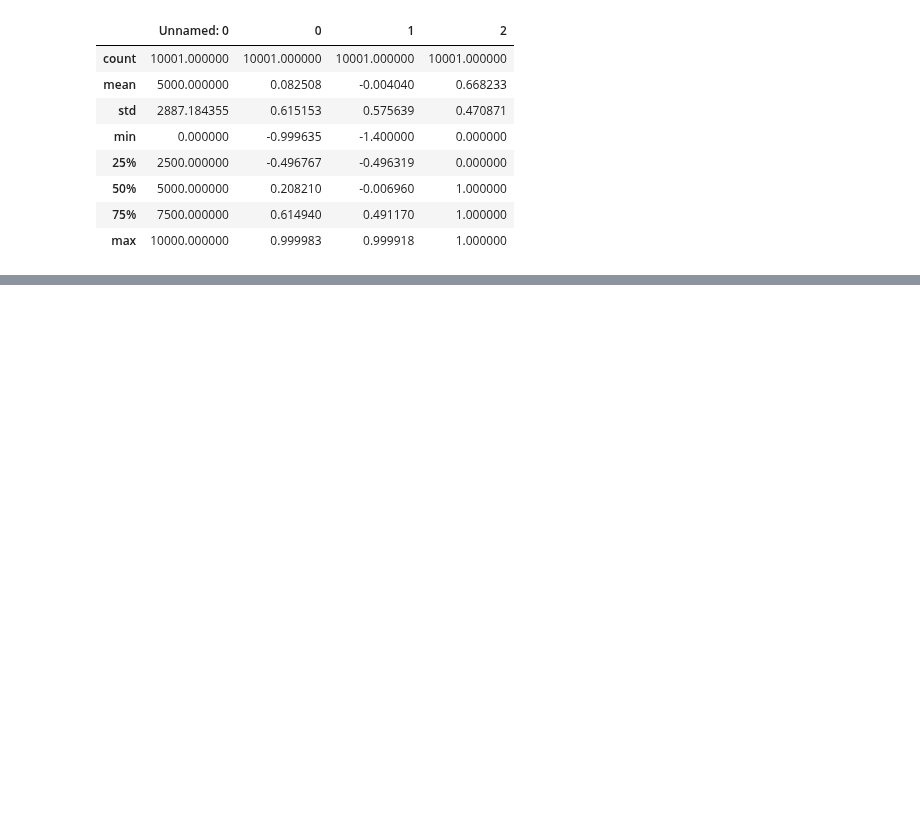
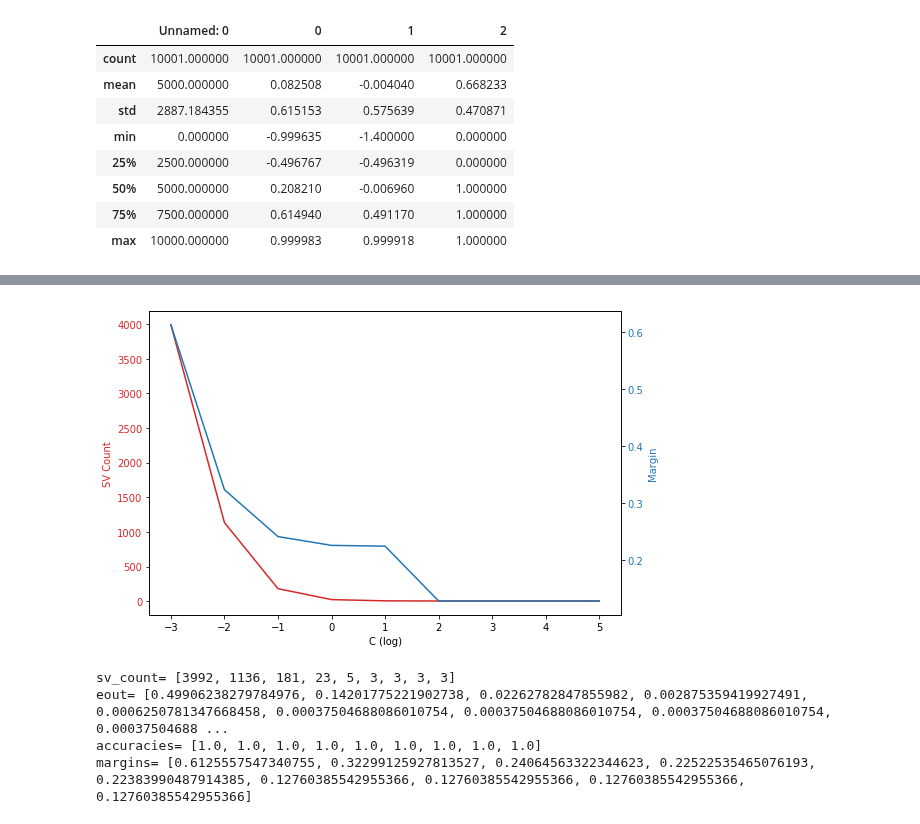
Before and after one commit to vipulpopat/MSCAI_Sem1_Etivity5, a Jupyter notebook: 18200036_Etivity5_CE6002.ipynb, the cells around one changed output, grey strips where cells are left out. Cells and saved outputs as stored; diff of their text form; code cells hidden in the pictures; blank space fills up the shorter version.

```diff
--- a/18200036_Etivity5_CE6002.ipynb
+++ b/18200036_Etivity5_CE6002.ipynb
@@ -95,0 +86,51 @@ ax.scatter(clf.support_vectors_[:, 0], clf.support_vectors_[:, 1], s=100,
+# %%
+def experiment_with_svm(model, X, y, c_range):
+    #experiment with svm using parameters passed
+    accuracies = []
+    sv_count = []
+    eout=[]
+    margins=[]
+
+    # prepare independent stratified data sets for training and test of the final model
+    X_train, X_test, y_train, y_test = train_test_split(X, y, test_size=0.20, shuffle=True, stratify=y, random_state=39)
+
+    for c in c_range:
+        clf = svm.SVC(kernel=model, C=c) #set probability=True for true randomness
+        clf.fit(X_train, y_train)
+        accuracy = clf.score(X_test, y_test)
+        accuracies.append(accuracy)
+        sv_count.append(clf.support_.shape[0])
+        eout.append(np.sum(clf.n_support_) / (X_train.shape[0] - 1))
+        margins.append(1 / np.sqrt(np.sum(clf.coef_ ** 2)))
+
+    #plt c and margins
+    fig, ax1 = plt.subplots()
+
+    color = 'tab:red'
+    ax1.set_xlabel('C (log)')
+    ax1.set_ylabel('SV Count', color=color)
+    ax1.plot(np.log10(c_range), sv_count, color=color)
+    ax1.tick_params(axis='y', labelcolor=color)
+
+    ax2 = ax1.twinx()  # instantiate a second axes that shares the same x-axis
+
+    color = 'tab:blue'
+    ax2.set_ylabel('Margin', color=color)  # we already handled the x-label with ax1
+    ax2.plot(np.log10(c_range), margins, color=color)
+    ax2.tick_params(axis='y', labelcolor=color)
+
+    fig.tight_layout()  # otherwise the right y-label is slightly clipped
+    plt.show()
+    print('sv_count=', sv_count)
+    print('eout=',eout)
+    print('accuracies=',accuracies)
+    print('margins=',margins)
+# %%
+c_range = [0.001,0.01,0.1,1.0,10,100,1000,10000,100000]
+experiment_with_svm('linear', X, y, c_range)
+# %% [output]
+[figure, added]
+sv_count= [3992, 1136, 181, 23, 5, 3, 3, 3, 3]
+eout= [0.49906238279784976, 0.14201775221902738, 0.02262782847855982, 0.002875359419927491, 0.0006250781347668458, 0.00037504688086010754, 0.00037504688086010754, 0.00037504688086010754, 0.00037504688 ...
+accuracies= [1.0, 1.0, 1.0, 1.0, 1.0, 1.0, 1.0, 1.0, 1.0]
+margins= [0.6125557547340755, 0.32299125927813527, 0.24064563322344623, 0.22522535465076193, 0.22383990487914385, 0.12760385542955366, 0.12760385542955366, 0.12760385542955366, 0.12760385542955366]
```
Also changed, not shown: parts of 24 cells of this notebook, 1 other file.
